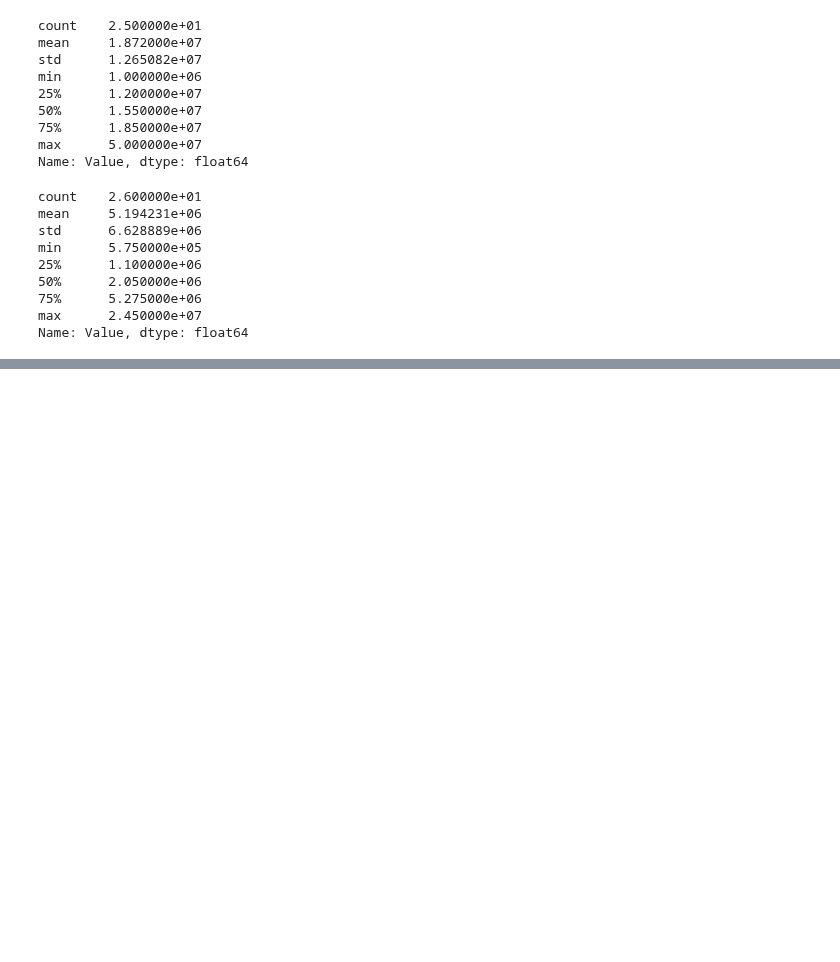
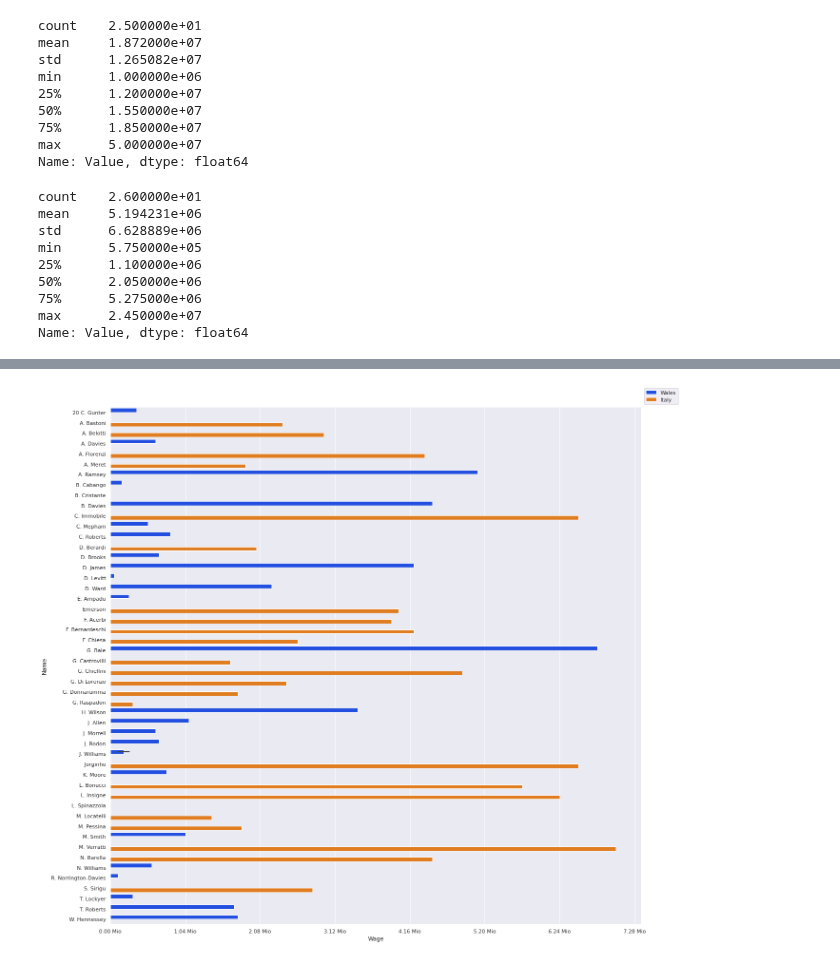
Before and after one commit to aegonwolf/socceranalytics, a Jupyter notebook: fifa-players.ipynb, the cells around one changed output, grey strips where cells are left out. Drawn from its saved outputs; the diff is of its cells as text; code cells hidden in the pictures; blank space fills up the shorter version.

```diff
--- a/fifa-players.ipynb
+++ b/fifa-players.ipynb
@@ -228,0 +262,12 @@ our_players.to_csv("our_players.csv", index = False)
+# %%
+sns.set(style="darkgrid")
+sns.set(rc={'figure.figsize':(20,20)})
+palette = sns.color_palette("bright", 4)
+g = sns.barplot(x="Wage", y = "Name", hue="Nationality", data=our_players, palette= palette, orient="h")
+g.legend(bbox_to_anchor=(1, 1), ncol=1)
+xlabels = ['{:,.2f}'.format(x*52) + ' Mio' for x in g.get_xticks()/1e6]
+g.set_xticklabels(xlabels)
+plt.savefig("player_wages.png")
+plt.show()
+# %% [output]
+[figure, added]
```
Also changed, not shown: parts of 4 cells of this notebook.
